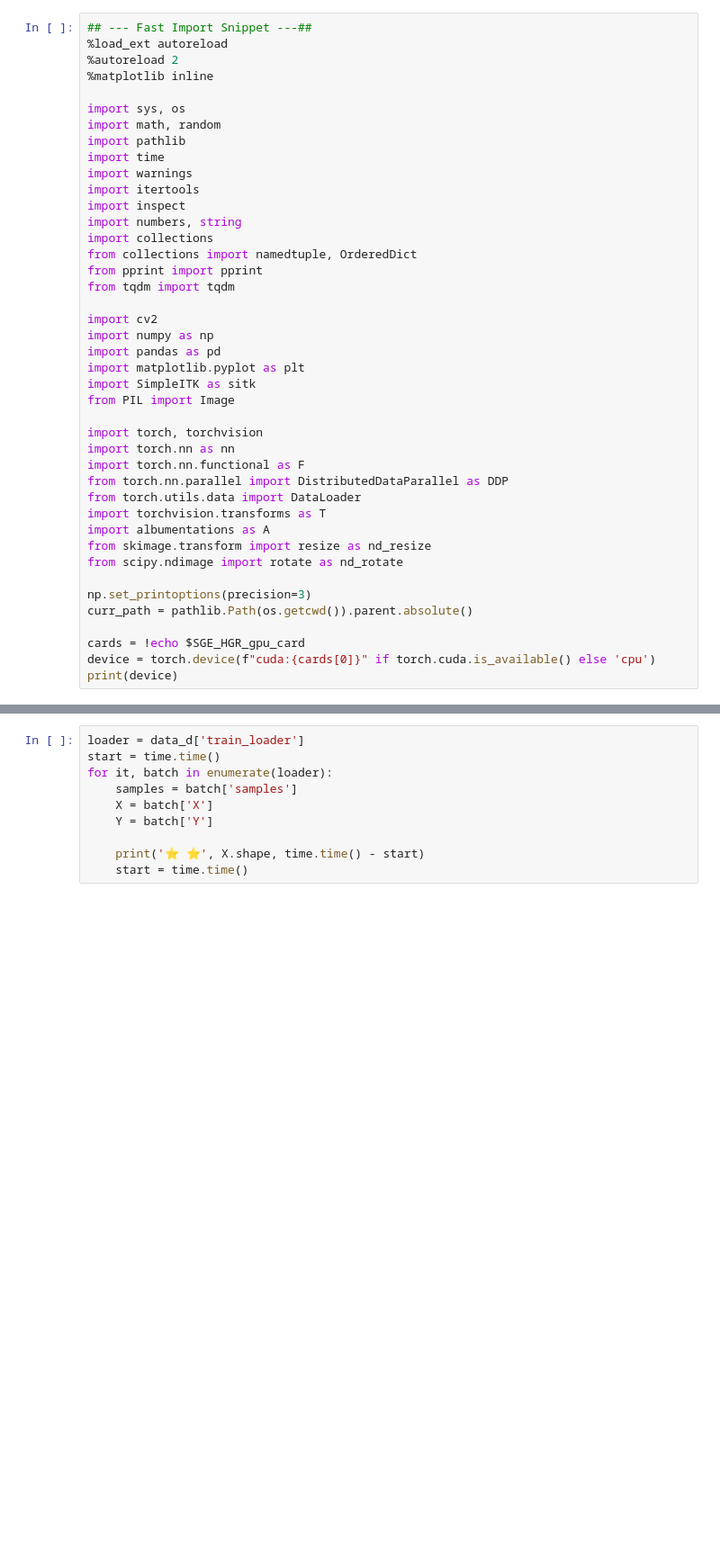
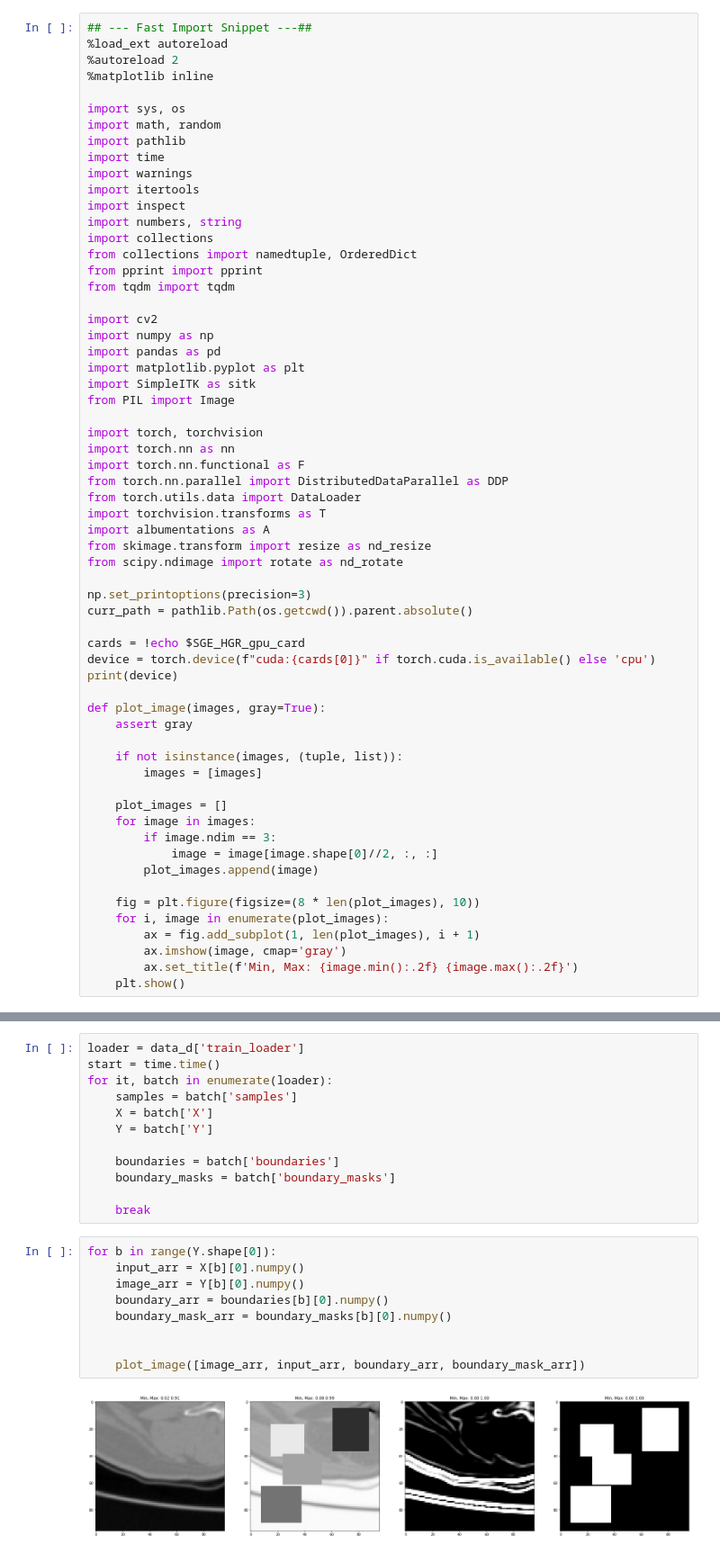
Before and after one commit to charzharr/3D-medseg-pretraining, a Jupyter notebook: src/-mg_batch.ipynb, the cells around one changed output, grey strips where cells are left out. Shown at 90% size. Saved outputs shown, nothing was run; the diff lists cells and outputs as text; blank space fills up the shorter version.

```diff
--- a/src/-mg_batch.ipynb
+++ b/src/-mg_batch.ipynb
@@ -40,4 +40,23 @@ curr_path = pathlib.Path(os.getcwd()).parent.absolute()
 cards = !echo $SGE_HGR_gpu_card
 device = torch.device(f"cuda:{cards[0]}" if torch.cuda.is_available() else 'cpu')
 print(device)
+
+def plot_image(images, gray=True):
+    assert gray
+
+    if not isinstance(images, (tuple, list)):
+        images = [images]
+
+    plot_images = []
+    for image in images:
+        if image.ndim == 3:
+            image = image[image.shape[0]//2, :, :]
+        plot_images.append(image)
+
+    fig = plt.figure(figsize=(8 * len(plot_images), 10))
+    for i, image in enumerate(plot_images):
+        ax = fig.add_subplot(1, len(plot_images), i + 1)
+        ax.imshow(image, cmap='gray')
+        ax.set_title(f'Min, Max: {image.min():.2f} {image.max():.2f}')
+    plt.show()
 # %% [output]
@@ -68,5 +91,18 @@ for it, batch in enumerate(loader):
     X = batch['X']
     Y = batch['Y']
 
-    print('⭐ ⭐', X.shape, time.time() - start)
-    start = time.time()
+    boundaries = batch['boundaries']
+    boundary_masks = batch['boundary_masks']
+
+    break
+# %%
+for b in range(Y.shape[0]):
+    input_arr = X[b][0].numpy()
+    image_arr = Y[b][0].numpy()
+    boundary_arr = boundaries[b][0].numpy()
+    boundary_mask_arr = boundary_masks[b][0].numpy()
+
+
+    plot_image([image_arr, input_arr, boundary_arr, boundary_mask_arr])
+# %% [output]
+[figure, added]
```
Also changed, not shown: parts of 6 cells of this notebook, 30 other files.
